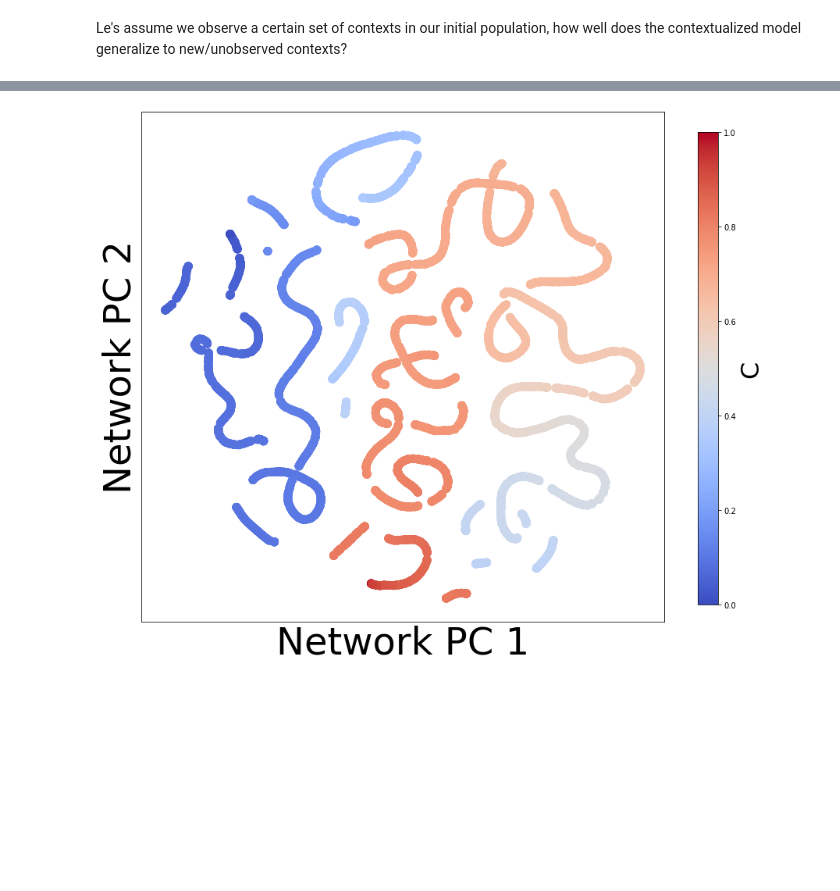
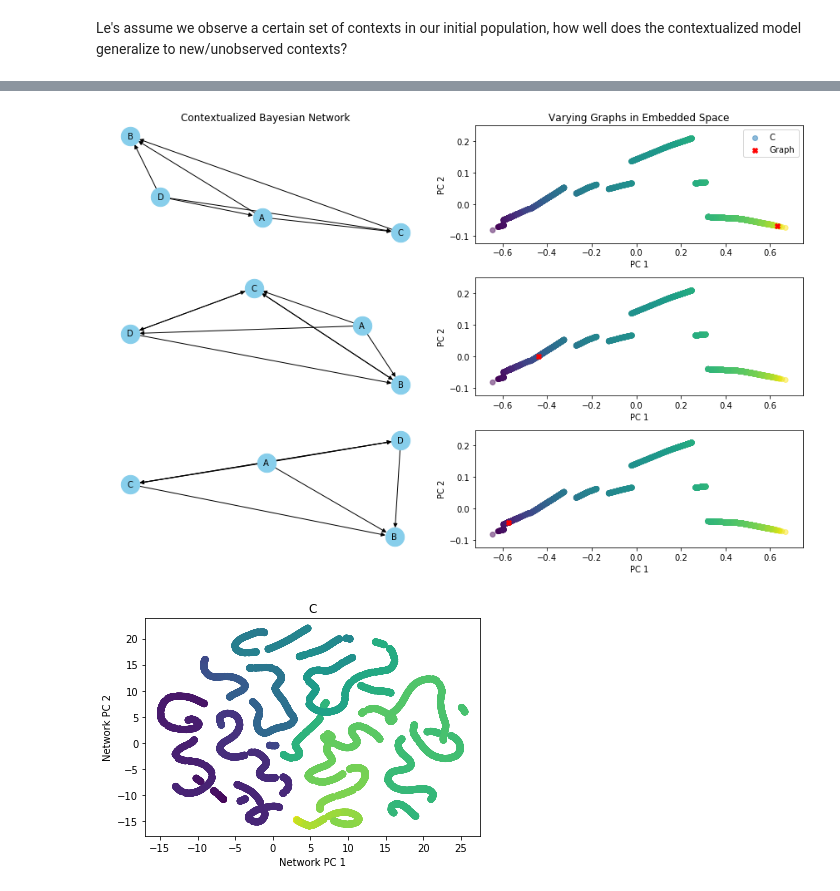
Before and after one commit to cnellington/Contextualized, a Jupyter notebook: docs/benefits_of_contextualized_ML.ipynb, the cells around one changed output, grey strips where cells are left out. Saved outputs shown, nothing was run; the diff lists cells and outputs as text; code cells hidden in the pictures; blank space fills up the shorter version.

Commit message:
Benefits of Contextualized ML

```diff
--- a/docs/benefits_of_contextualized_ML.ipynb
+++ b/docs/benefits_of_contextualized_ML.ipynb
@@ -173,17 +139,5 @@ beta = np.random.normal(-1, 1, (3, 1))
 # Latent Variable Z
 Z = np.matmul(C, beta)
 
-# W is the adjacency matrix that defines the BN
-W = np.zeros((4, 4, n, 1)) # 4 genes and n adjacency matrices
-W[0, 1] = Z - 2
-W[2, 1] = Z**2
-W[3, 1] = Z**3
-W[3, 2] = Z
-W = np.squeeze(W)
-W = np.transpose(W, (2, 0, 1))
-# X is the gene expression
-X = np.zeros((n, 4))
-for i, w in enumerate(W):
-    x = simulate_linear_sem(w, 1, "uniform", noise_scale=0.1)[0]
-    X[i] = x
+W, X = W_X(n, Z)
 # %%
@@ -497,10 +332,19 @@ for idx, graph in enumerate(graphs):
+# %%
+varying_graph(C, cbn, 'C', index_of_1, index_of_2, index_of_3)
+# %% [output]
+[figure, added]
 # %%
+predicted_contextualized_networks = cbn.predict_networks(C)
 #low_dim_networks = PCA(n_components=2).fit_transform(predicted_contextualized_networks.reshape((n, -1)))
 low_dim_networks = umap.UMAP().fit_transform(predicted_contextualized_networks.reshape((n, -1)))
-plot_embedding_for_all_covars(low_dim_networks[:, :2], pd.DataFrame(C, columns=['C']),
-                             xlabel="Network PC 1", ylabel="Network PC 2")
+
+plt.scatter(low_dim_networks[:, 0], low_dim_networks[:, 1], c=pd.DataFrame(C, columns=['C'])['C'])
+plt.xlabel("Network PC 1")
+plt.ylabel("Network PC 2")
+plt.title('C')
+plt.show()
 # %% [output]
-[figure, old version]
+[figure, new version]
 # %%
 # Create subplots for the data and errors
 fig, (ax1, ax2) = plt.subplots(2, 1, figsize=(10, 8), sharex=True)
```
Also changed, not shown: parts of 25 cells of this notebook.
